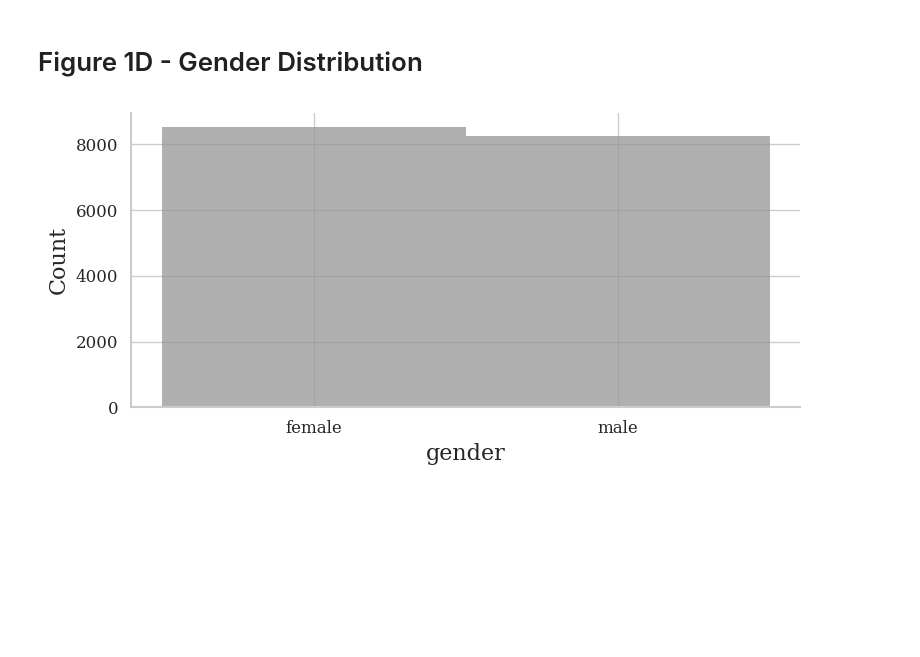
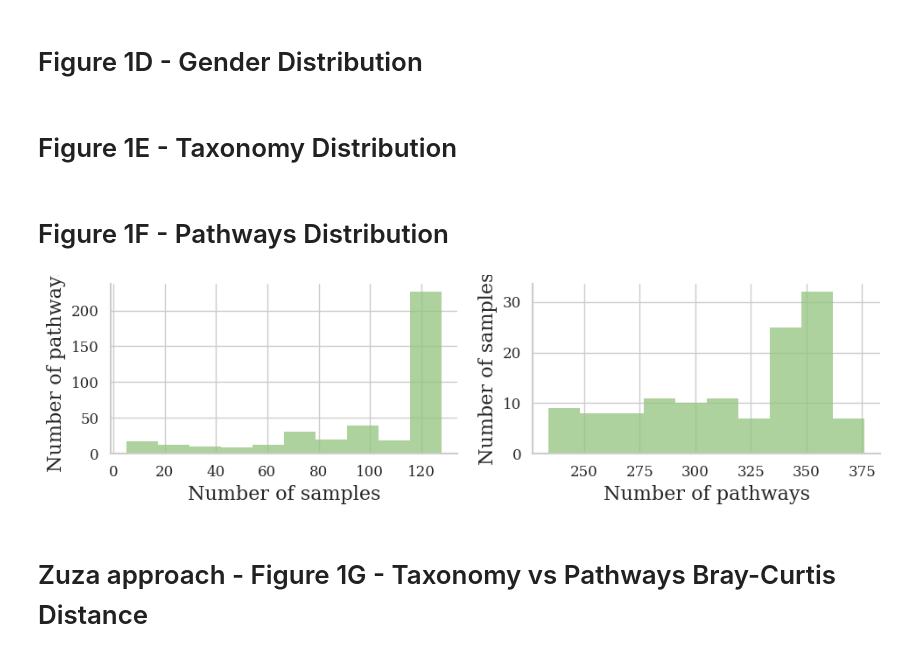
Before and after one commit to Tomasz-Lab/gut-former, a Jupyter notebook: notebooks/figure1.ipynb, the cells around one changed output. Saved outputs shown, nothing was run; the diff lists cells and outputs as text; code cells hidden in the pictures; blank space fills up the shorter version.

```diff
--- a/notebooks/figure1.ipynb
+++ b/notebooks/figure1.ipynb
@@ -18,8 +23,8 @@ figures_path = find_figures_path()
 # %% [markdown]
 ## Read Data
 # %%
-metadata = pd.read_csv(f"{data_path}/from_zuza/metadata.csv", index_col= [0], low_memory=False).sort_index()
-taxonomy = pd.read_csv(f"{data_path}/from_zuza/train_taxonomy21k.csv", index_col = [0]).sort_index() * 100
-pathways = pd.read_csv(f"{data_path}/from_zuza/train_pathways21k.csv", index_col = [0]).sort_index() * 100
+metadata = pd.read_csv(f"{data_path}/metadata_sample.csv", index_col=[0], low_memory=False).sort_index()
+taxonomy = pd.read_csv(f"{data_path}/taxonomy_sample.csv", index_col=[0]).sort_index() * 100
+pathways = pd.read_csv(f"{data_path}/pathways_sample.csv", index_col=[0]).sort_index() * 100
 
 metadata = metadata.query("sample_id in @taxonomy.index")
@@ -101,5 +104,5 @@ ax.set_xlabel('gender')
 
 plt.tight_layout()
 plt.savefig(f"{figures_path}/Fig1D.png", dpi=300)
-# %% [output]
-[figure, removed]
+# %% [markdown]
+# Figure 1E - Taxonomy Distribution
@@ -105,0 +126,23 @@ plt.savefig(f"{figures_path}/Fig1D.png", dpi=300)
+# %% [markdown]
+# Figure 1F - Pathways Distribution
+# %%
+samples_per_pathway = (pathways > 0).sum(axis=0).values
+pathways_per_sample = (pathways > 0).sum(axis=1).values
+
+fig, axes = plt.subplots(1, 2, figsize=(10, 3))
+
+sns.histplot(samples_per_pathway, bins=10, color='#93c47dff', edgecolor='none', ax=axes[0])
+sns.histplot(pathways_per_sample, bins=10, color='#93c47dff', edgecolor='none', ax=axes[1])
+
+sns.despine(left=False, right=True, top=True, bottom=False)
+axes[0].set_ylabel("Number of pathways")
+axes[1].set_ylabel("Number of samples")
+axes[0].set_xlabel("Number of samples")
+axes[1].set_xlabel("Number of pathways")
+
+plt.tight_layout()
+plt.savefig(f"{figures_path}/Fig1F.png", dpi=300)
+# %% [output]
+[figure, added]
+# %% [markdown]
+# Zuza approach - Figure 1G - Taxonomy vs Pathways Bray-Curtis Distance
```
Also changed, not shown: parts of 17 cells of this notebook, 1 other file.
